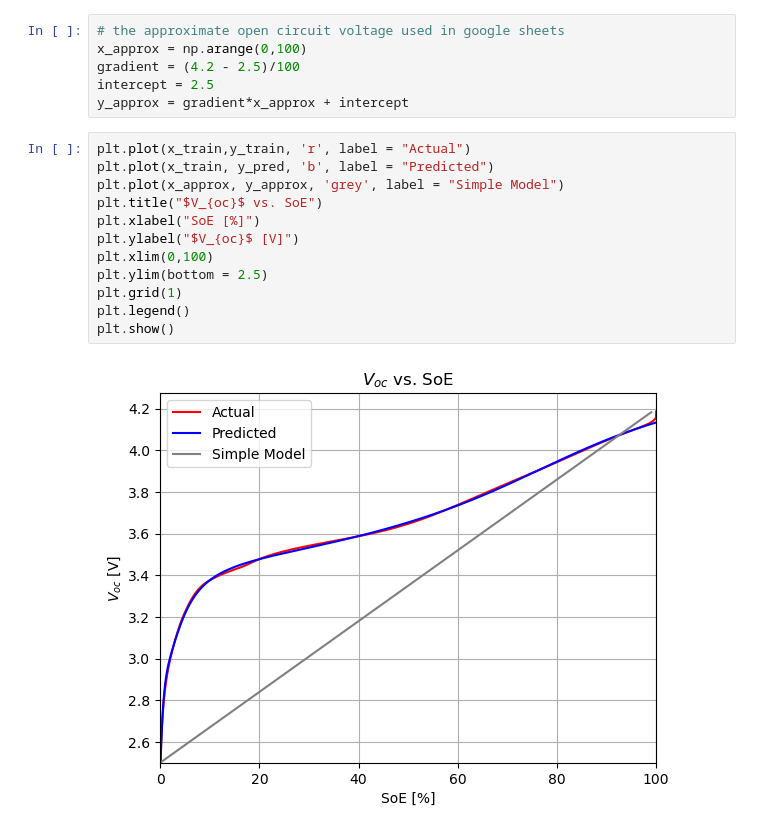
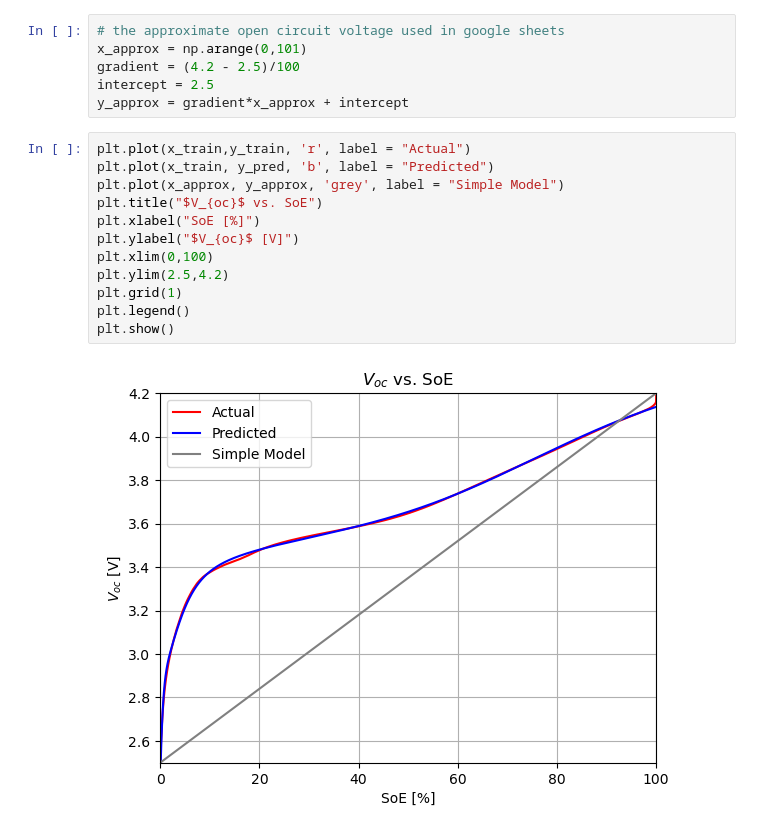
Before and after one commit to lemslemslems/cell_thermal_calculations, a Jupyter notebook: voc_soe_nonlinear_theory_test.ipynb, the cells around one changed output. Drawn from its saved outputs; the diff is of its cells as text.

```diff
--- a/voc_soe_nonlinear_theory_test.ipynb
+++ b/voc_soe_nonlinear_theory_test.ipynb
@@ -25,20 +26,20 @@ score = 0.9993791875991391
 # %%
 # the approximate open circuit voltage used in google sheets
-x_approx = np.arange(0,100)
+x_approx = np.arange(0,101)
 gradient = (4.2 - 2.5)/100
 intercept = 2.5
 y_approx = gradient*x_approx + intercept
 # %%
 plt.plot(x_train,y_train, 'r', label = "Actual")
 plt.plot(x_train, y_pred, 'b', label = "Predicted")
 plt.plot(x_approx, y_approx, 'grey', label = "Simple Model")
 plt.title("$V_{oc}$ vs. SoE")
 plt.xlabel("SoE [%]")
 plt.ylabel("$V_{oc}$ [V]")
 plt.xlim(0,100)
-plt.ylim(bottom = 2.5)
+plt.ylim(2.5,4.2)
 plt.grid(1)
 plt.legend()
 plt.show()
 # %% [output]
-[figure, old version]
+[figure, new version]
```
Also changed, not shown: parts of 8 cells of this notebook.
